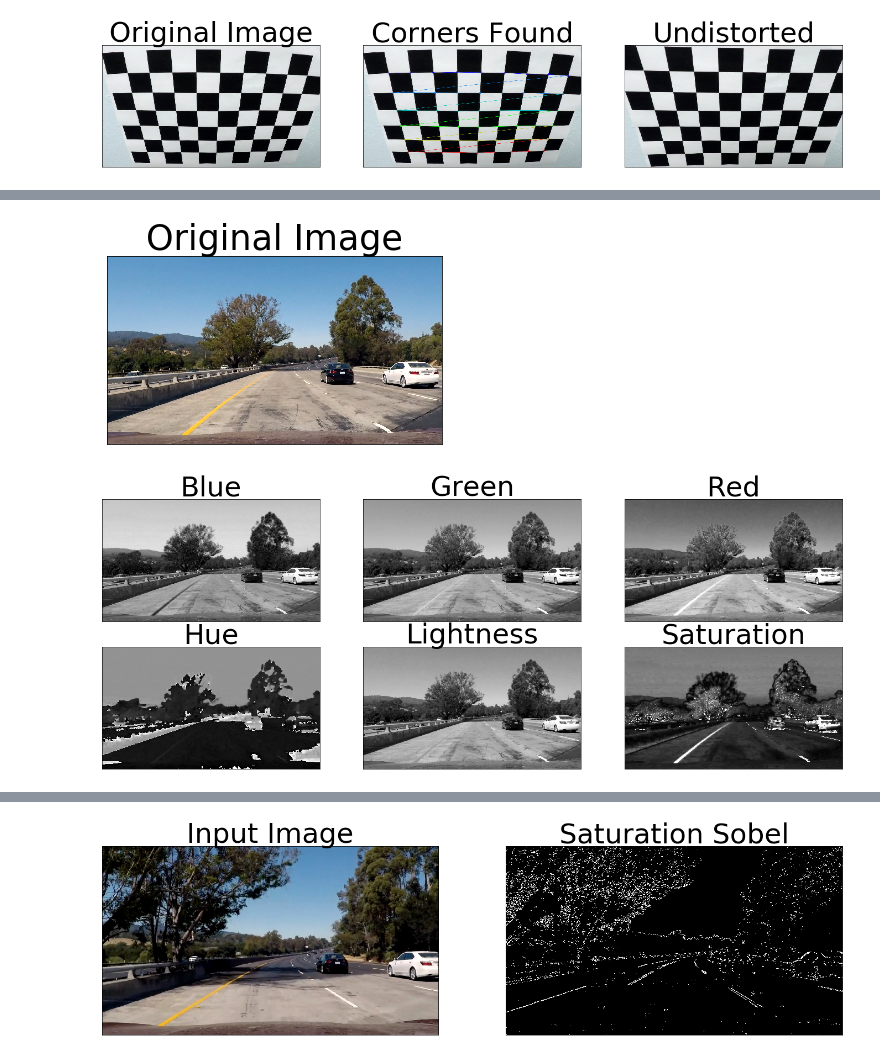
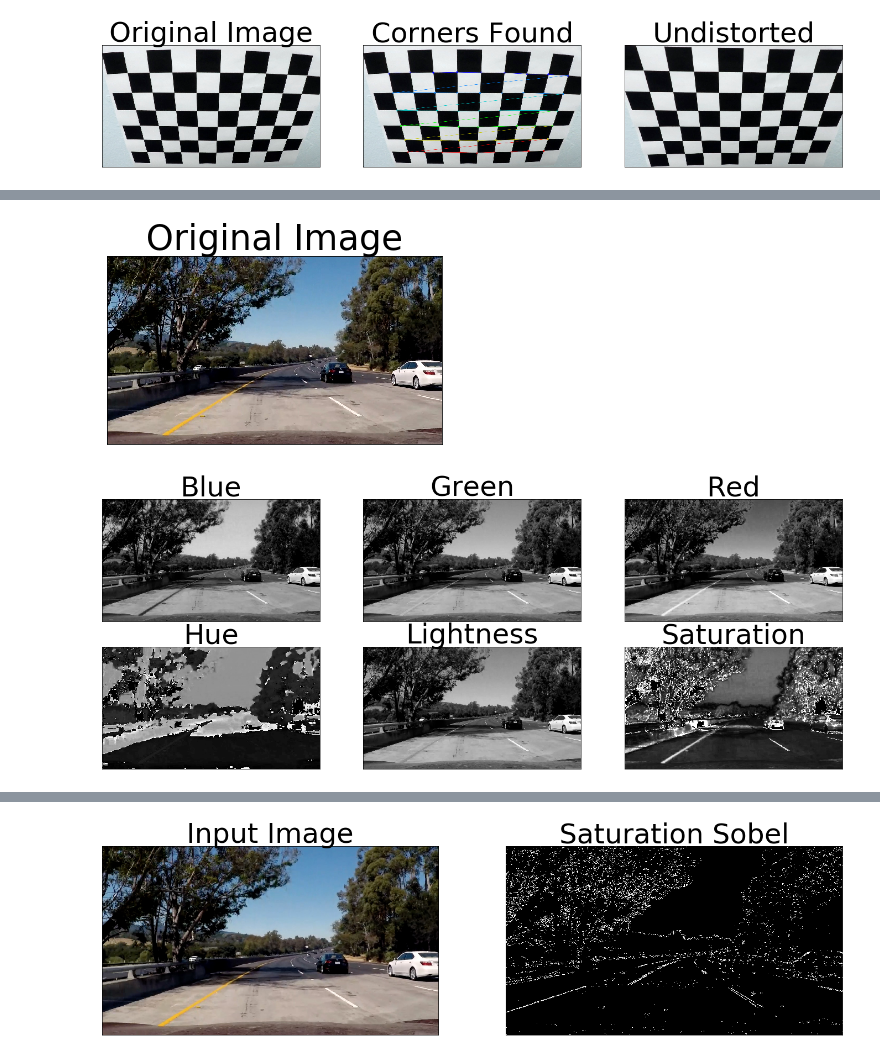
Before and after one commit to CharlesBradshaw/Advanced-Lane-Line-Detection, a Jupyter notebook: Advanced_Lane_Line_Detection.ipynb, the cells around one changed output, grey strips where cells are left out. Cells and saved outputs as stored; diff of their text form; code cells hidden in the pictures.

```diff
--- a/Advanced_Lane_Line_Detection.ipynb
+++ b/Advanced_Lane_Line_Detection.ipynb
@@ -168,32 +115,32 @@ plt.show()
 # %%
 def show_example_hls(img):
     plt.tick_params(which='both', bottom='off', top='off', labelbottom='off', right='off', left='off', labelleft='off')
     plt.imshow(cv2.cvtColor(img,cv2.COLOR_BGR2RGB))
     plt.title('Original Image', fontsize = 35)
     hls = cv2.cvtColor(img, cv2.COLOR_BGR2HLS)
     #plt.imshow(H, cmap = 'gray')
 
 
     #Plot Images
     f, (ax1, ax2) = plt.subplots(2, 3, figsize=(24, 9))
     bgr_label = ['Blue','Green','Red']
     hls_label = ['Hue','Lightness','Saturation']
 
     for i in range(3):
         ax1[i].tick_params(which='both', bottom='off', top='off', labelbottom='off', right='off', left='off', labelleft='off')
         ax1[i].imshow(img[:,:,i],cmap = 'gray')
         ax1[i].set_title(bgr_label[i],fontsize=50)
 
         ax2[i].tick_params(which='both', bottom='off', top='off', labelbottom='off', right='off', left='off', labelleft='off')
         ax2[i].imshow(hls[:,:,i], cmap = 'gray')
         ax2[i].set_title(hls_label[i],fontsize=50)
 
 
-sample_road = cv2.imread("test_images/test1.jpg")
+sample_road = cv2.imread("test_images/test5.jpg")
 show_example_hls(sample_road)
 # %% [output]
-[figure, old version]
+[figure, new version]
-[figure, old version]
+[figure, new version]
 # %% [markdown]
 ## Detecting Gradients using the Sobel Opperatior with OpenCV
 
```
Also changed, not shown: parts of 29 cells of this notebook, 5 other files.
